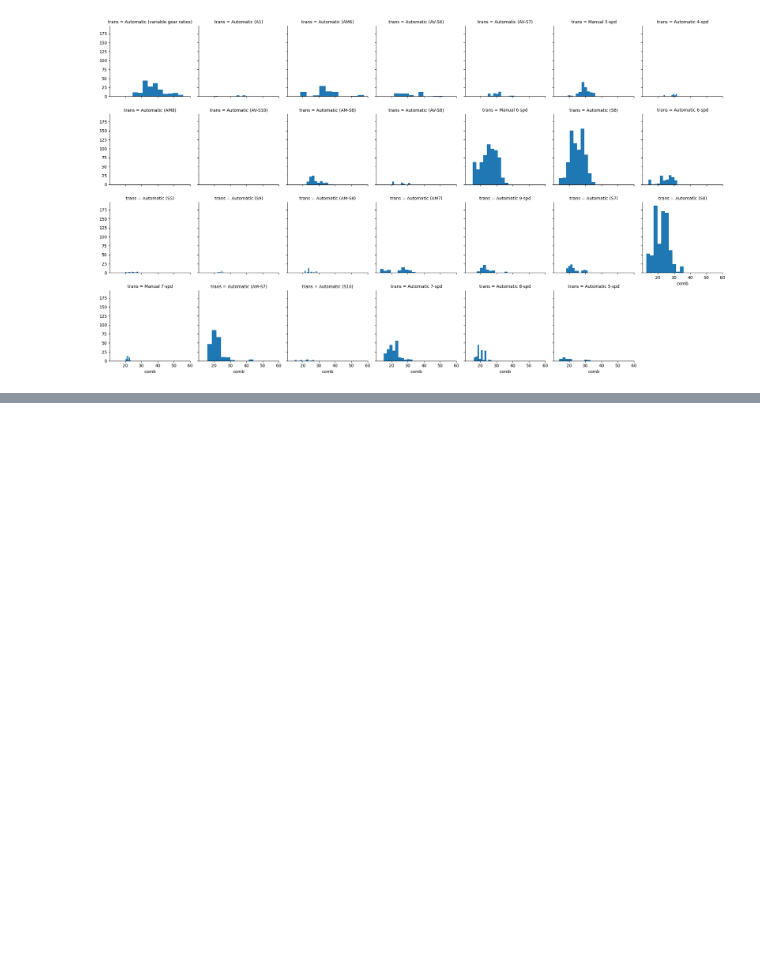
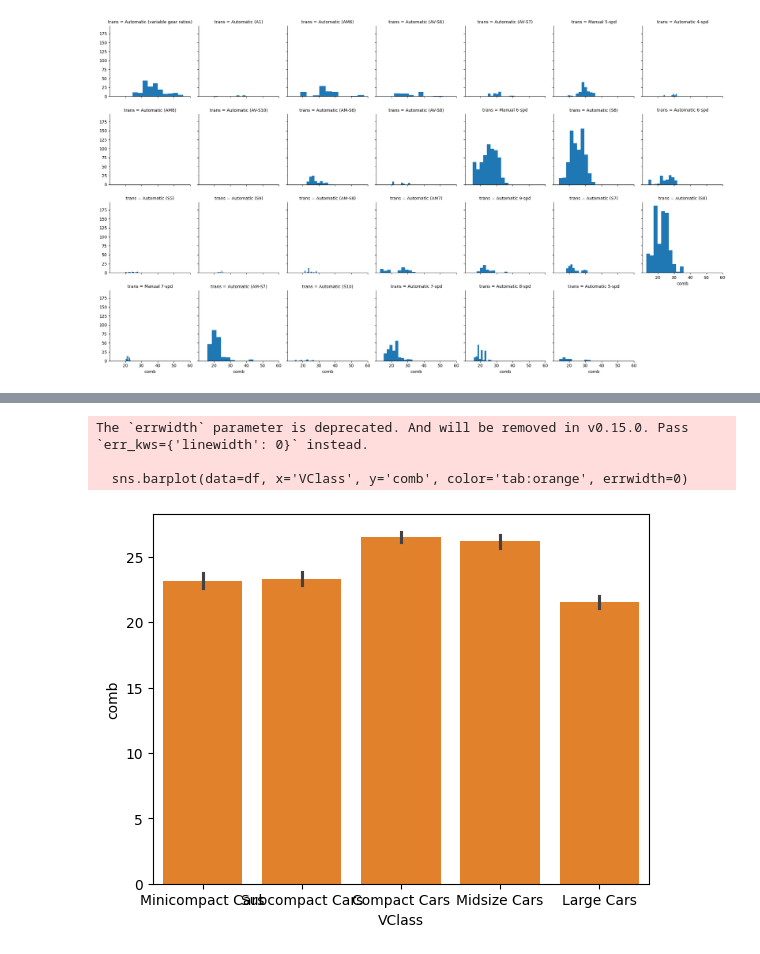
Before and after one commit to sondosaabed/Data-Visualization-with-Matplotlib-and-Seaborn, a Jupyter notebook: L4-Bivariate-Exploration-of-Data/L4-Bivariate-Exploration-of-Data.ipynb, the cells around one changed output, grey strips where cells are left out. Cells and saved outputs as stored; diff of their text form; code cells hidden in the pictures; blank space fills up the shorter version.

```diff
--- a/L4-Bivariate-Exploration-of-Data/L4-Bivariate-Exploration-of-Data.ipynb
+++ b/L4-Bivariate-Exploration-of-Data/L4-Bivariate-Exploration-of-Data.ipynb
@@ -386,0 +399,9 @@ g.map(plt.hist, 'comb');
+# %%
+# Try these additional arguments
+sns.barplot(data=df, x='VClass', y='comb', color='tab:orange', errwidth=0)
+sns.barplot(data=df, x='VClass', y='comb', color='tab:orange', errorbar=('ci', 99));
+# %% [output]
+The `errwidth` parameter is deprecated. And will be removed in v0.15.0. Pass `err_kws={'linewidth': 0}` instead.
+
+  sns.barplot(data=df, x='VClass', y='comb', color='tab:orange', errwidth=0)
+[figure, added]
```
Also changed, not shown: parts of 4 cells of this notebook.
